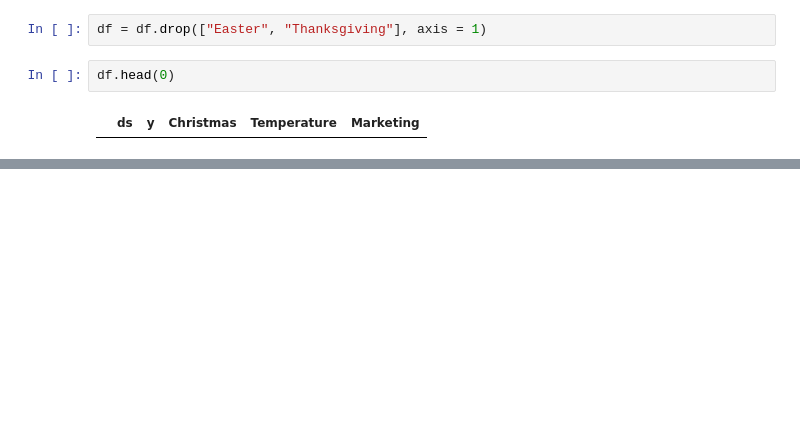
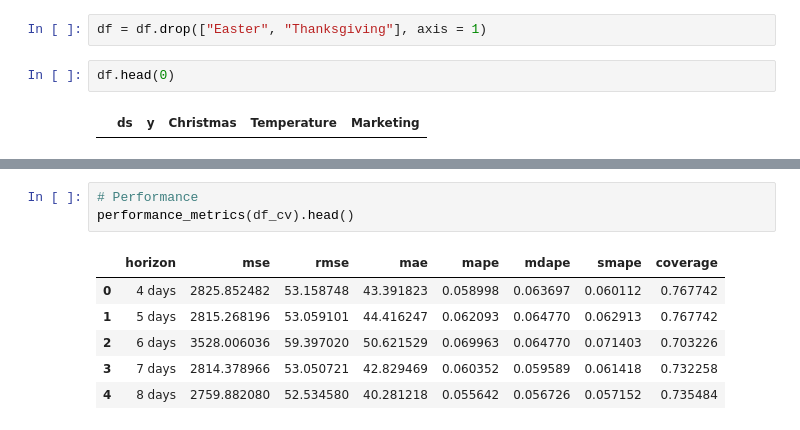
Before and after one commit to Pylos7/Time-Series-Forecasting, a Jupyter notebook: Parameter Tuning/Facebook Prophet - Parameter Tuning Template.ipynb, the cells around one changed output, grey strips where cells are left out. Cells and saved outputs as stored; diff of their text form; blank space fills up the shorter version.

```diff
--- a/Parameter Tuning/Facebook Prophet - Parameter Tuning Template.ipynb
+++ b/Parameter Tuning/Facebook Prophet - Parameter Tuning Template.ipynb
@@ -101,0 +138,10 @@ df.head(0)
+# %%
+# Performance
+performance_metrics(df_cv).head()
+# %% [output]
+|  | horizon | mse | rmse | mae | mape | mdape | smape | coverage |
+| 0 | 4 days | 2825.852482 | 53.158748 | 43.391823 | 0.058998 | 0.063697 | 0.060112 | 0.767742 |
+| 1 | 5 days | 2815.268196 | 53.059101 | 44.416247 | 0.062093 | 0.064770 | 0.062913 | 0.767742 |
+| 2 | 6 days | 3528.006036 | 59.397020 | 50.621529 | 0.069963 | 0.064770 | 0.071403 | 0.703226 |
+| 3 | 7 days | 2814.378966 | 53.050721 | 42.829469 | 0.060352 | 0.059589 | 0.061418 | 0.732258 |
+| 4 | 8 days | 2759.882080 | 52.534580 | 40.281218 | 0.055642 | 0.056726 | 0.057152 | 0.735484 |
```
Also changed, not shown: parts of 8 cells of this notebook, 3 other files.
